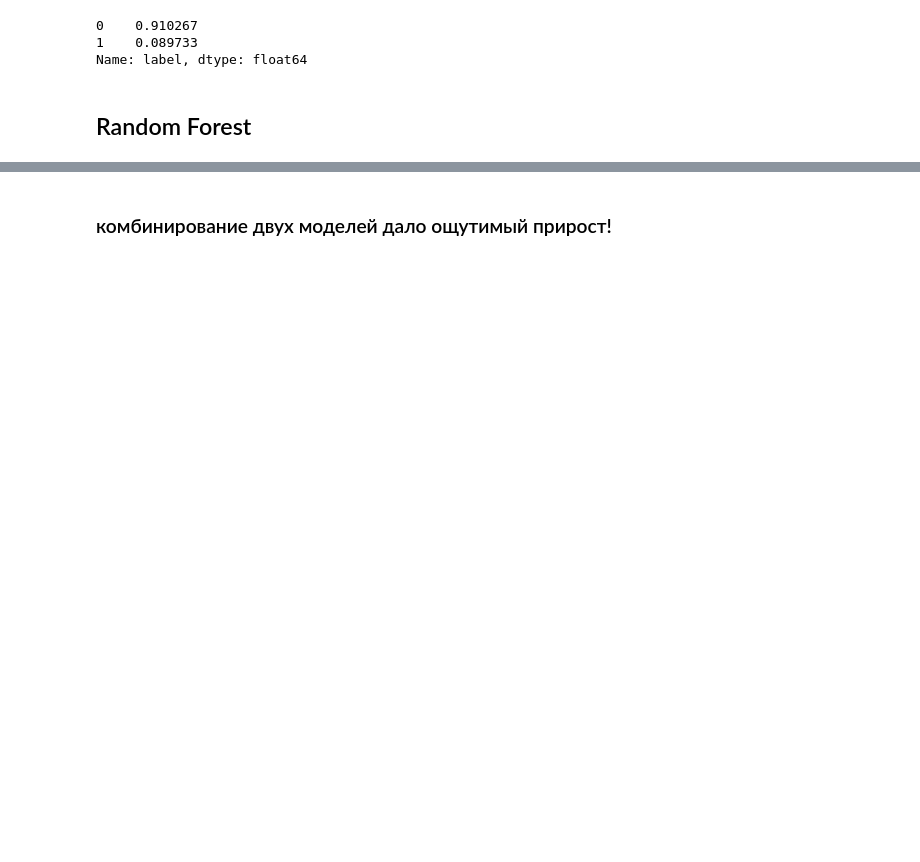
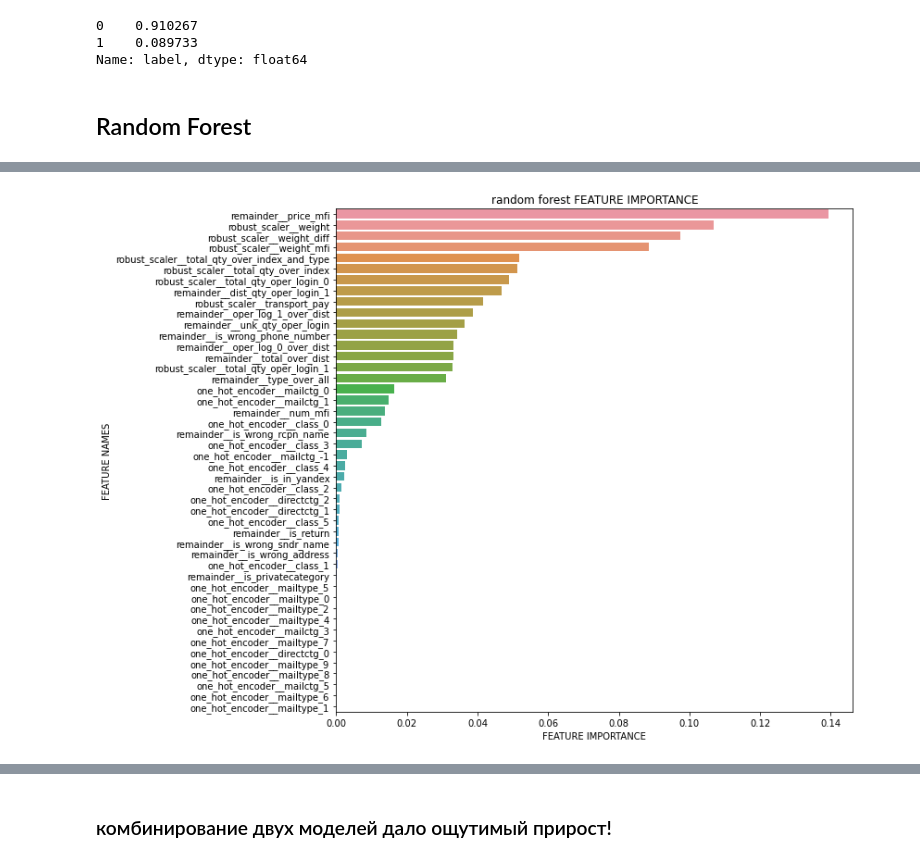
Before and after one commit to sir-timio/pochta, a Jupyter notebook: main.ipynb, the cells around one changed output, grey strips where cells are left out. Drawn from its saved outputs; the diff is of its cells as text; code cells hidden in the pictures; blank space fills up the shorter version.

```diff
--- a/main.ipynb
+++ b/main.ipynb
@@ -283,0 +284,4 @@ rf = rf_pipe[0]
+# %%
+plot_feature_importance(rf.feature_importances_, ds.enc.get_feature_names_out(), 'random forest ')
+# %% [output]
+[figure, added]
```
Also changed, not shown: parts of 46 cells of this notebook, 2 other files.
